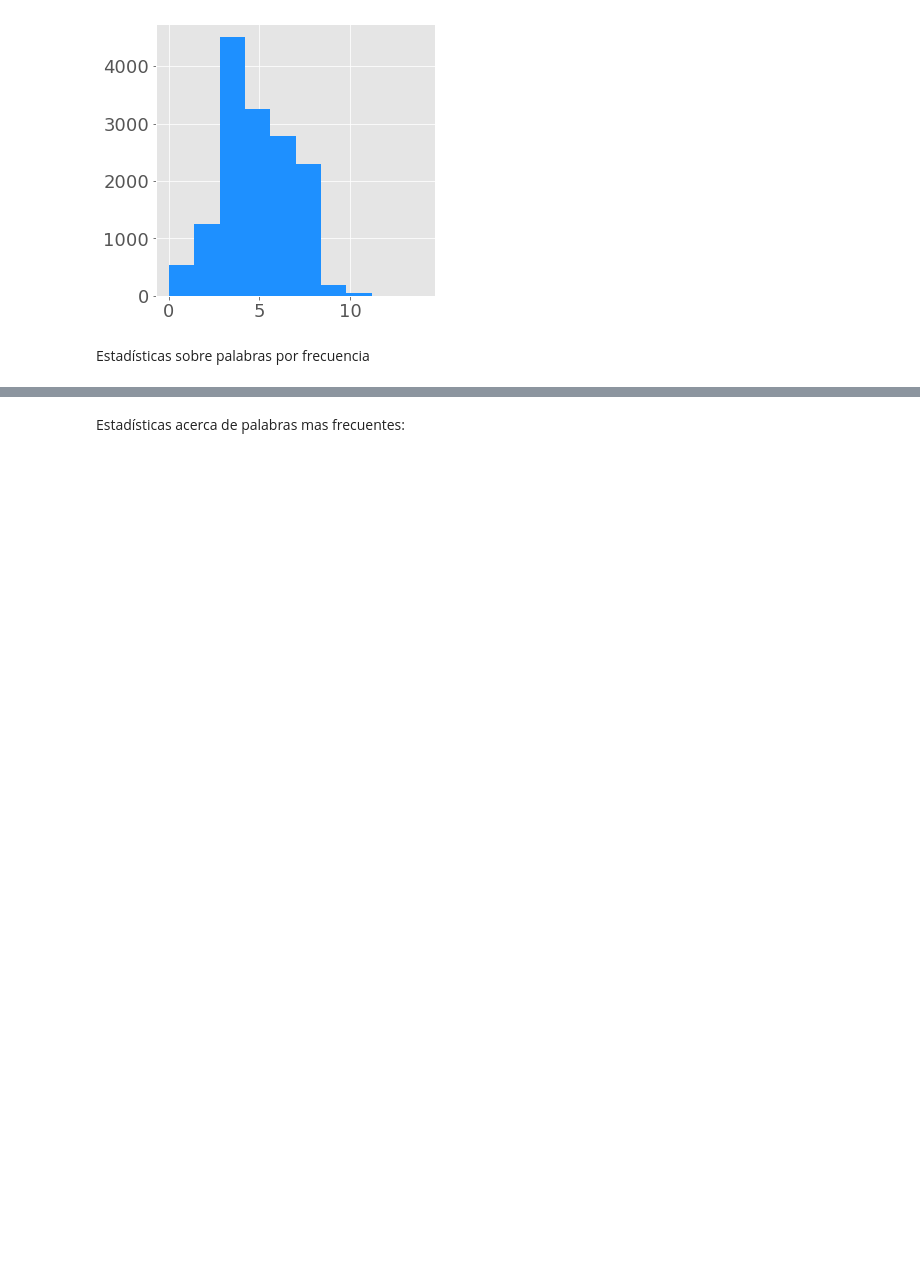
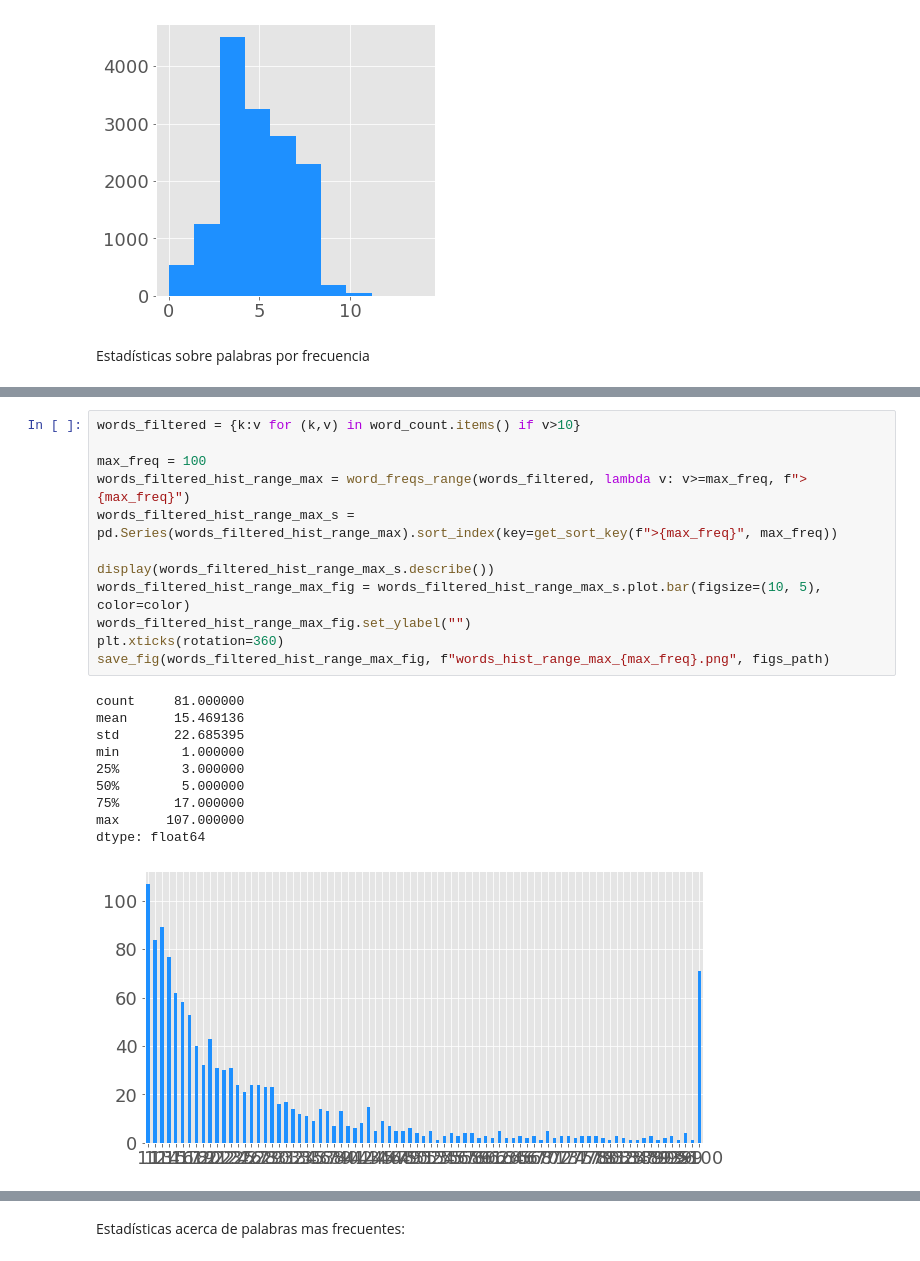
Before and after one commit to midusi/LSA-T, a Jupyter notebook: visualization/samples_analysis.ipynb, the cells around one changed output, grey strips where cells are left out. Saved outputs shown, nothing was run; the diff lists cells and outputs as text; blank space fills up the shorter version.

```diff
--- a/visualization/samples_analysis.ipynb
+++ b/visualization/samples_analysis.ipynb
@@ -163,0 +177,23 @@ dtype: float64
+# %%
+words_filtered = {k:v for (k,v) in word_count.items() if v>10}
+
+max_freq = 100
+words_filtered_hist_range_max = word_freqs_range(words_filtered, lambda v: v>=max_freq, f">{max_freq}")
+words_filtered_hist_range_max_s = pd.Series(words_filtered_hist_range_max).sort_index(key=get_sort_key(f">{max_freq}", max_freq))
+
+display(words_filtered_hist_range_max_s.describe())
+words_filtered_hist_range_max_fig = words_filtered_hist_range_max_s.plot.bar(figsize=(10, 5), color=color)
+words_filtered_hist_range_max_fig.set_ylabel("")
+plt.xticks(rotation=360)
+save_fig(words_filtered_hist_range_max_fig, f"words_hist_range_max_{max_freq}.png", figs_path)
+# %% [output]
+count     81.000000
+mean      15.469136
+std       22.685395
+min        1.000000
+25%        3.000000
+50%        5.000000
+75%       17.000000
+max      107.000000
+dtype: float64
+[figure, added]
```
Also changed, not shown: parts of 7 cells of this notebook, 9 other files.
